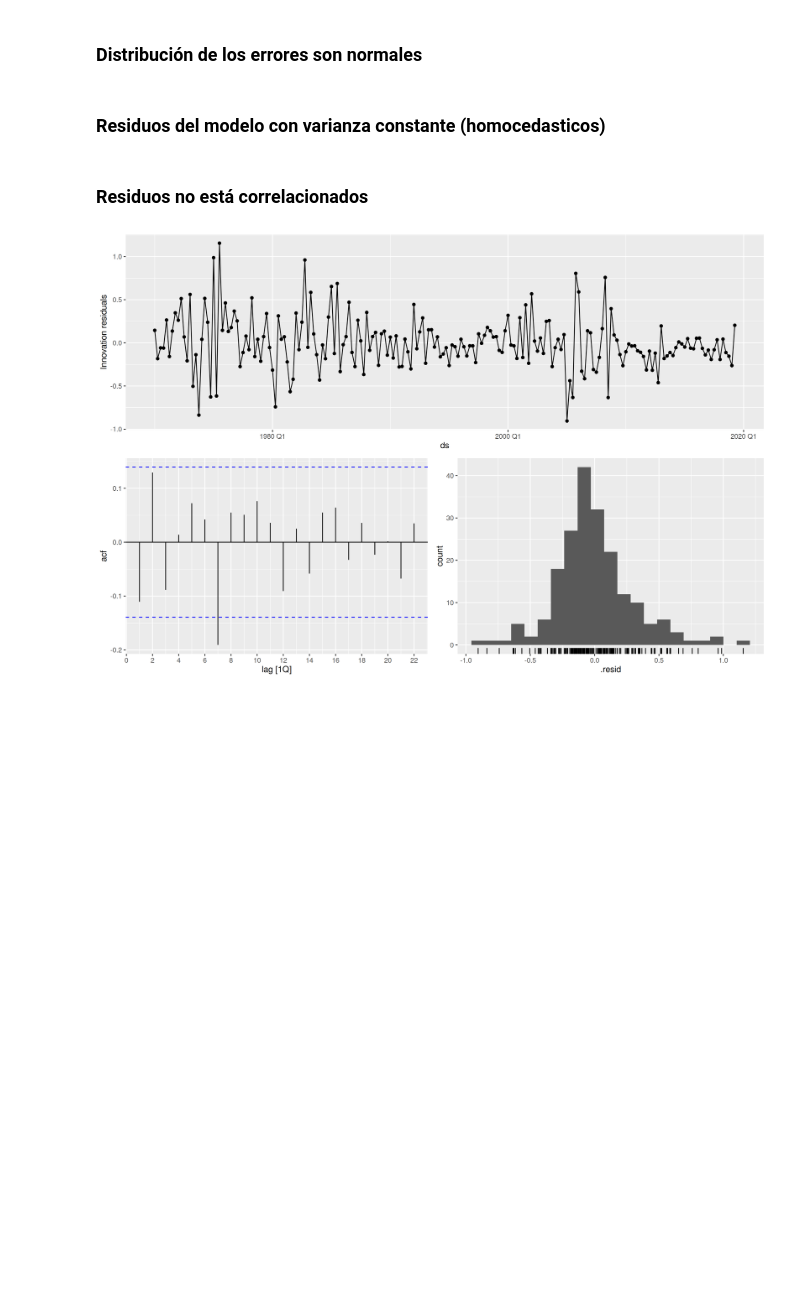
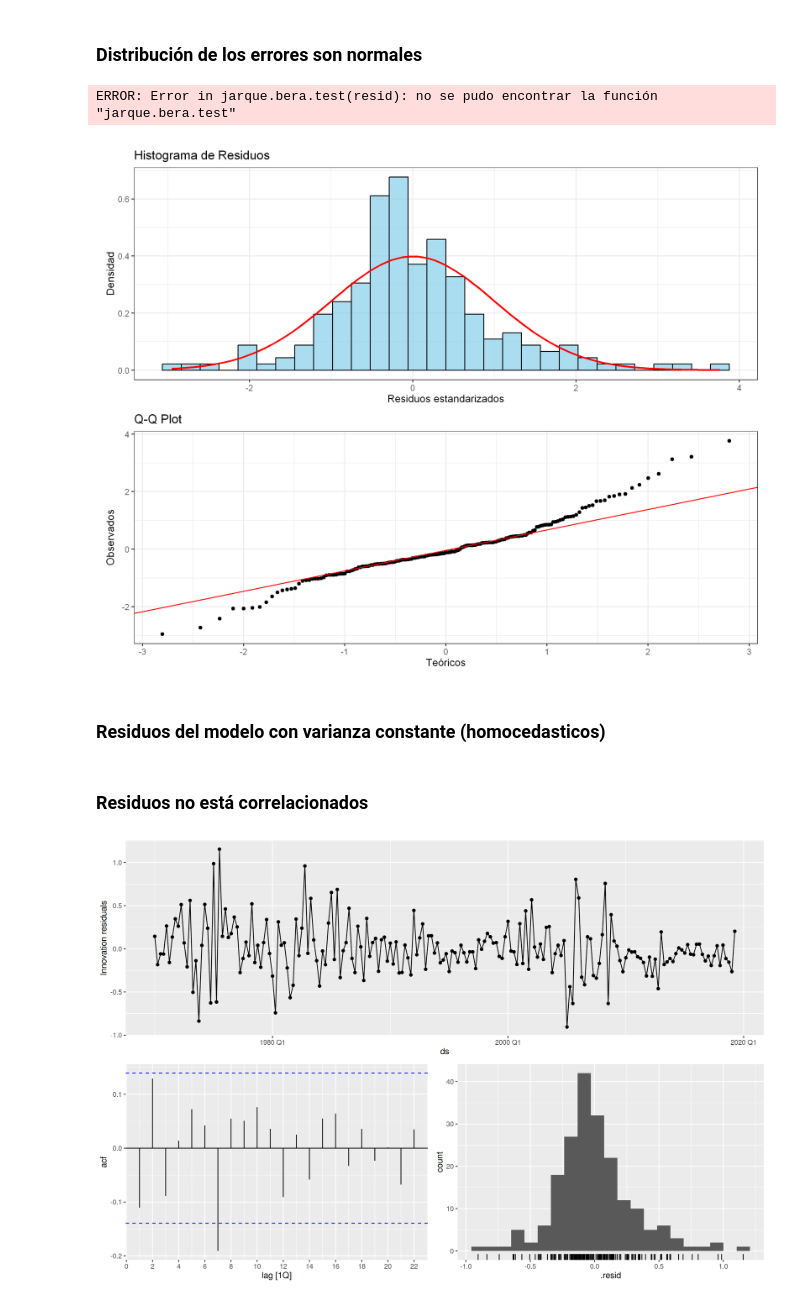
Before and after one commit to fersalme/regresion-lineal-series-tiempo, a Jupyter notebook: 02-fundamentos-regresion-modelos-estocasticos/02-ejercicios-R.ipynb, the cells around one changed output. Drawn from its saved outputs; the diff is of its cells as text; code cells hidden in the pictures; blank space fills up the shorter version.

```diff
--- a/02-fundamentos-regresion-modelos-estocasticos/02-ejercicios-R.ipynb
+++ b/02-fundamentos-regresion-modelos-estocasticos/02-ejercicios-R.ipynb
@@ -160,5 +178,50 @@ F-statistic:   160 on 4 and 193 DF, p-value: < 2.22e-16
 # %% [markdown]
 ### Distribución de los errores son normales
+# %%
+# Extraer residuos y estandarizar
+resid <- residuals(fit)$.resid
+resid_std <- scale(resid) |> as.numeric()
+
+# GRÁFICO 1: Histograma con curva normal
+p1 <- data.frame(res = resid_std) |>
+    ggplot(aes(x = res)) +
+    geom_histogram(aes(y = after_stat(density)), bins = 30,
+                   fill = "skyblue", color = "black", alpha = 0.7) +
+    stat_function(fun = dnorm, args = list(mean = 0, sd = 1),
+                  color = "red", linewidth = 1) +
+    labs(title = "Histograma de Residuos", x = "Residuos estandarizados", y = "Densidad")
+
+p2 <- data.frame(res = resid_std) |>
+    ggplot(aes(sample = res)) +
+    stat_qq() +
+    stat_qq_line(color = "red") +
+    labs(title = "Q-Q Plot", x = "Teóricos", y = "Observados")
+
+p1 / p2
+
+# Shapiro-Wilk
+sw <- shapiro.test(resid)
+# Jarque-Bera
+jb <- jarque.bera.test(resid)
+# Kolmogorov-Smirnov
+ks <- ks.test(resid_std, "pnorm")
+# Asimetría y Curtosis
+asimetria <- skewness(resid)
+curtosis_val <- kurtosis(resid)
+
+tab_test <- data.frame(
+    test = c("Shapiro-Wilk", "Jarque-Bera", "Kolmogorov-Smirnov", "Asimetría", "Curtosis"),
+    estadistico = c(sw$statistic, jb$statistic, ks$statistic, asimetria, curtosis_val),
+    p_valor = c(sw$p.value, jb$p.value, ks$p.value, NA, NA)
+    ) |>
+  mutate(
+    estadistico = round(estadistico, 4),
+    p_valor = round(p_valor, 4)
+    )
+tab_test
+# %% [output]
+ERROR: Error in jarque.bera.test(resid): no se pudo encontrar la función "jarque.bera.test"
+[figure, added]
 # %% [markdown]
 ### Residuos del modelo con varianza constante (homocedasticos)
 # %% [markdown]
```
Also changed, not shown: parts of 6 cells of this notebook, 5 other files.
